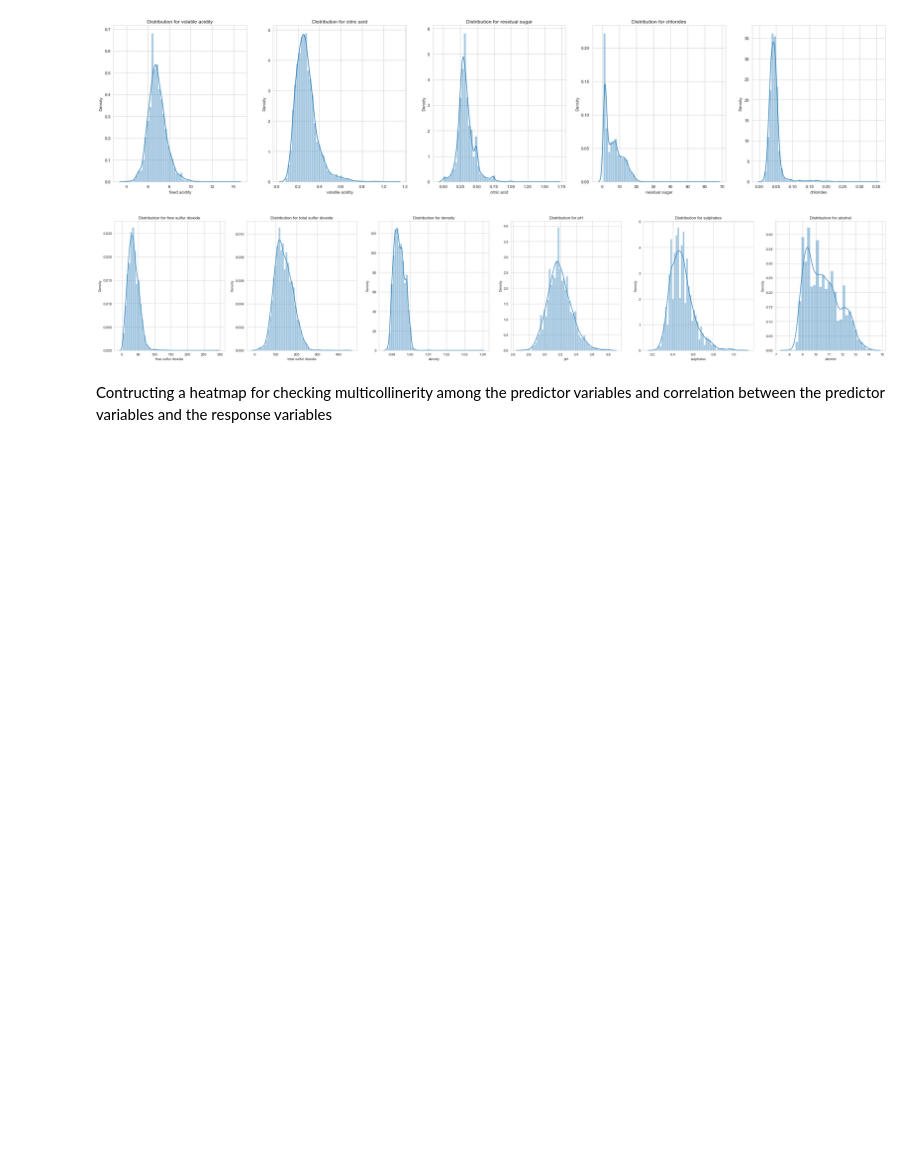
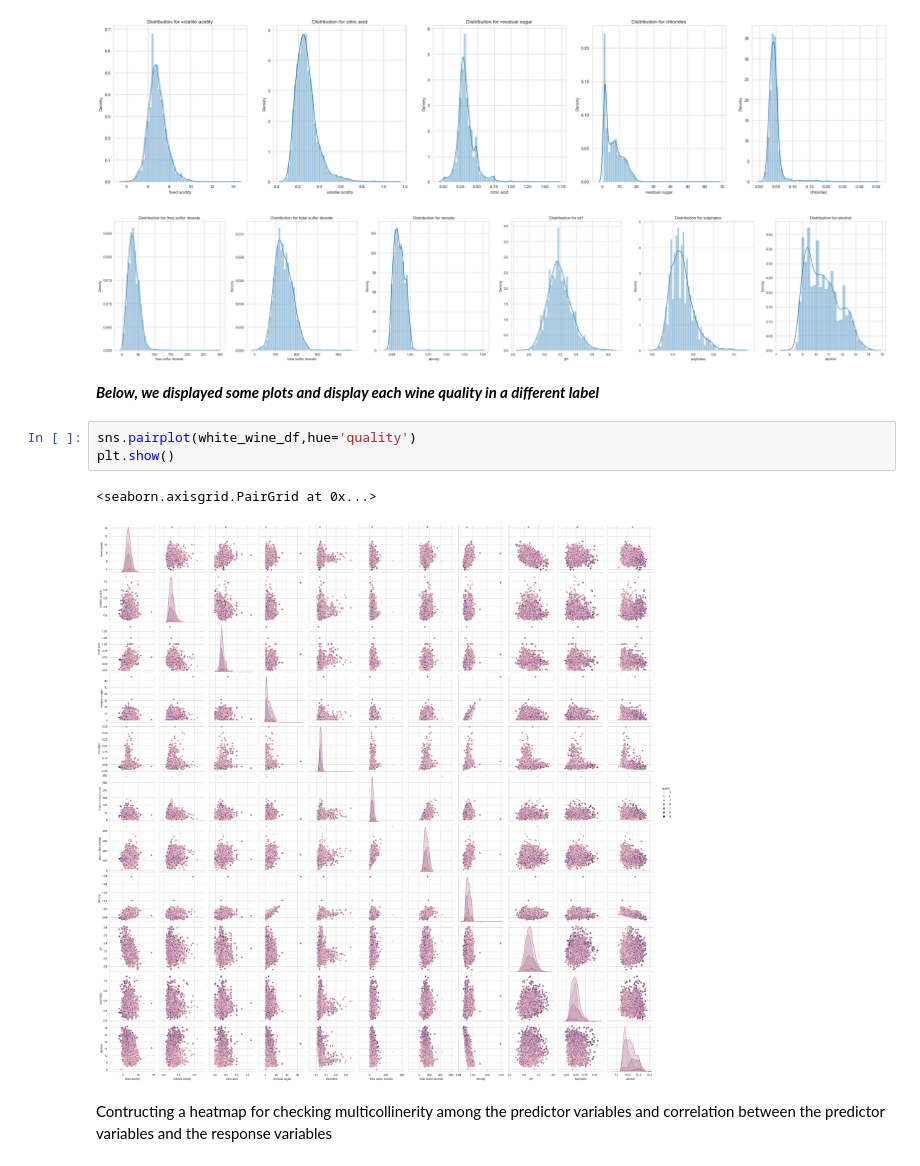
Before and after one commit to FeziweMelvin/Wine-Quality, a Jupyter notebook: whitewine.ipynb, the cells around one changed output. Drawn from its saved outputs; the diff is of its cells as text; blank space fills up the shorter version.

```diff
--- a/whitewine.ipynb
+++ b/whitewine.ipynb
@@ -127,6 +127,14 @@ for i in range(len(explanatory_vars)-6,len(explanatory_vars)):
 # %% [output]
 [figure]
 [figure]
+# %% [markdown]
+***Below, we displayed some plots and display each wine quality in a different label***
+# %%
+sns.pairplot(white_wine_df,hue='quality')
+plt.show()
+# %% [output]
+<seaborn.axisgrid.PairGrid at 0x...>
+[figure, added]
 # %% [markdown]
 Contructing a heatmap for checking multicollinerity among the predictor variables and correlation between the predictor variables and the response variables
 # %%
```
Also changed, not shown: parts of 1 cell of this notebook.
